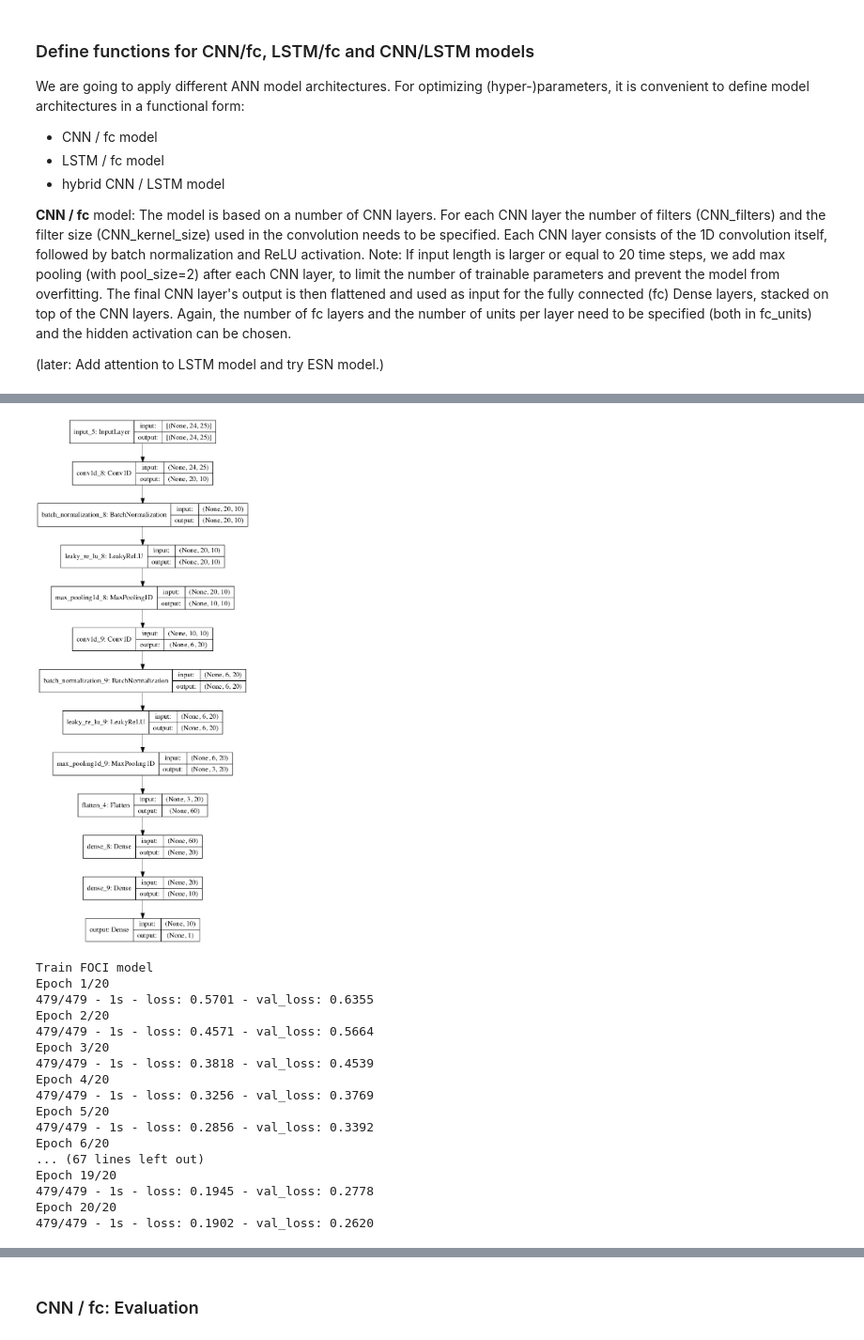
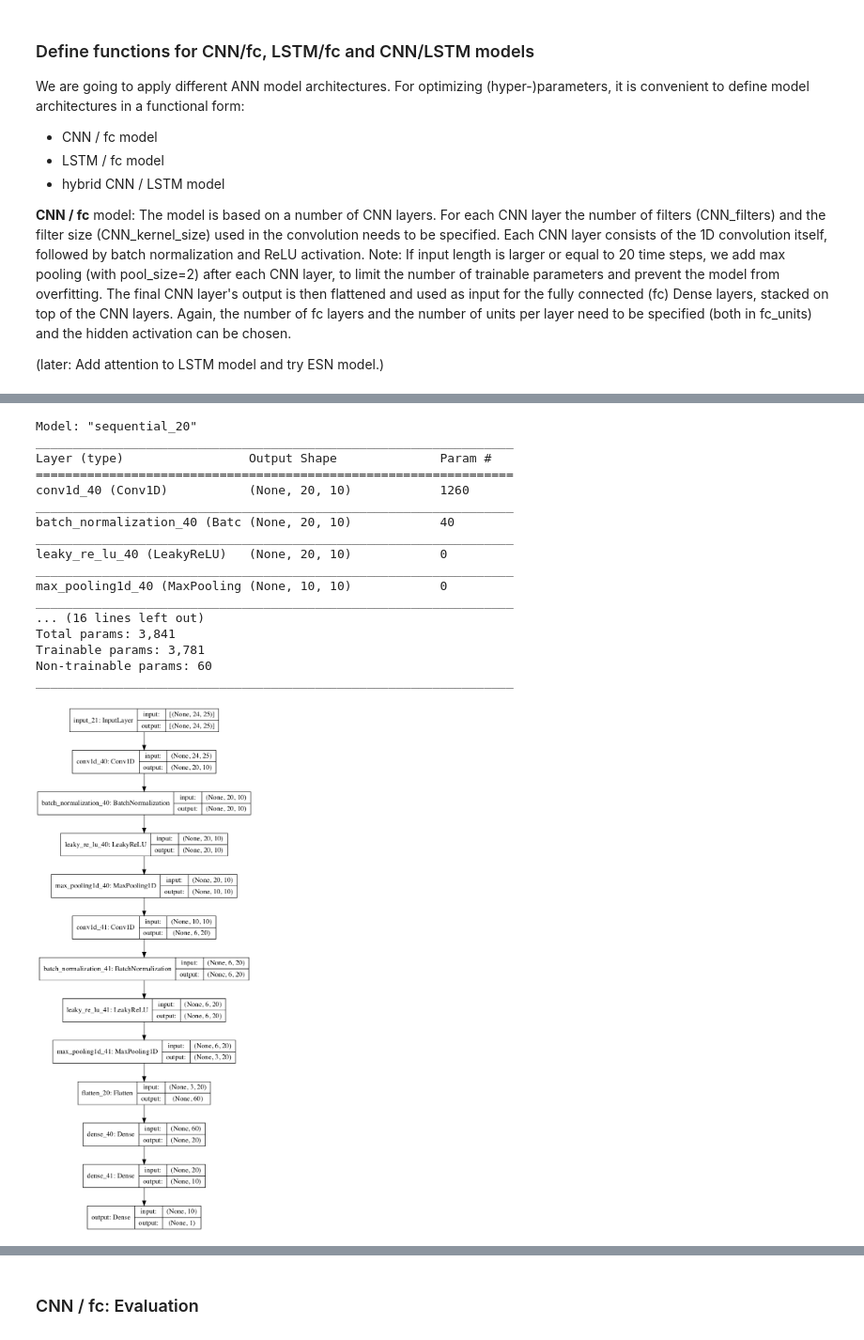
Before and after one commit to MarcoLandtHayen/cicmod_application, a Jupyter notebook: notebooks/02_enso_prediction.ipynb, the cells around one changed output, grey strips where cells are left out. Shown at 94% size. Drawn from its saved outputs; the diff is of its cells as text; code cells hidden in the pictures.

```diff
--- a/notebooks/02_enso_prediction.ipynb
+++ b/notebooks/02_enso_prediction.ipynb
@@ -562,32 +530,39 @@ _________________________________________________________________
-# %%
-plot_model(model_FOCI_lag0, show_shapes=True, show_layer_names=True)
-# %% [output]
-[figure, removed]
-# %%
-## Start with un-lagged ENSO3.4 index as target:
-
-# Train model on optionally scaled or normalized inputs and specified un-scaled targets:
-print("Train FOCI model")
-history_FOCI_lag0 = model_FOCI_lag0.fit(train_input_scaled_FOCI, train_target_FOCI, epochs=n_epochs, batch_size=batch_size,
-                    shuffle=True, verbose=2, validation_data=(val_input_scaled_FOCI, val_target_FOCI))
-print("\nTrain CESM model")
-history_CESM_lag0 = model_CESM_lag0.fit(train_input_scaled_CESM, train_target_CESM, epochs=n_epochs, batch_size=batch_size,
-                    shuffle=True, verbose=2, validation_data=(val_input_scaled_CESM, val_target_CESM))
-# %% [output]
-Train FOCI model
-Epoch 1/20
-479/479 - 1s - loss: 0.5701 - val_loss: 0.6355
-Epoch 2/20
-479/479 - 1s - loss: 0.4571 - val_loss: 0.5664
-Epoch 3/20
-479/479 - 1s - loss: 0.3818 - val_loss: 0.4539
-Epoch 4/20
-479/479 - 1s - loss: 0.3256 - val_loss: 0.3769
-Epoch 5/20
-479/479 - 1s - loss: 0.2856 - val_loss: 0.3392
-Epoch 6/20
-... (67 lines left out)
-Epoch 19/20
-479/479 - 1s - loss: 0.1945 - val_loss: 0.2778
-Epoch 20/20
-479/479 - 1s - loss: 0.1902 - val_loss: 0.2620
+# %%
+## Set up compiled CNN/fc models separately for both - FOCI and CESM, and ALL target horizons:
+
+# Initialize storages for models:
+models_CNNfc_FOCI = []
+models_CNNfc_CESM = []
+
+# Set model for ALL target horizons:
+for i in range(len(target_FOCI.columns)):
+    temp_model_FOCI = set_CNN_fc(CNN_filters, CNN_kernel_sizes, fc_units, fc_hidden_activation,
+                                 n_epochs, batch_size, learning_rate, loss_function)
+    temp_model_CESM = set_CNN_fc(CNN_filters, CNN_kernel_sizes, fc_units, fc_hidden_activation,
+                                 n_epochs, batch_size, learning_rate, loss_function)
+    # Store models:
+    models_CNNfc_FOCI.append(temp_model_FOCI)
+    models_CNNfc_CESM.append(temp_model_CESM)
+
+# Show model summary for one model, as example:
+models_CNNfc_FOCI[0].summary()
+plot_model(models_CNNfc_FOCI[0], show_shapes=True, show_layer_names=True)
+# %% [output]
+Model: "sequential_20"
+_________________________________________________________________
+Layer (type)                 Output Shape              Param #
+=================================================================
+conv1d_40 (Conv1D)           (None, 20, 10)            1260
+_________________________________________________________________
+batch_normalization_40 (Batc (None, 20, 10)            40
+_________________________________________________________________
+leaky_re_lu_40 (LeakyReLU)   (None, 20, 10)            0
+_________________________________________________________________
+max_pooling1d_40 (MaxPooling (None, 10, 10)            0
+_________________________________________________________________
+... (16 lines left out)
+Total params: 3,841
+Trainable params: 3,781
+Non-trainable params: 60
+_________________________________________________________________
+[figure, added]
```
Also changed, not shown: parts of 14 cells of this notebook.
